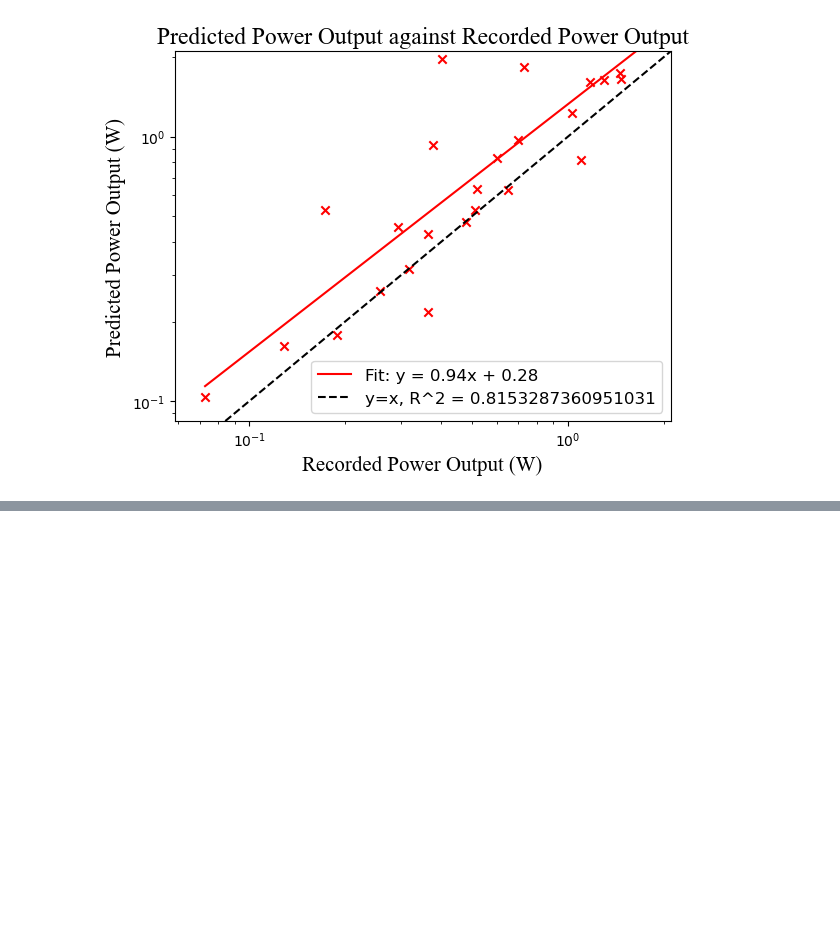
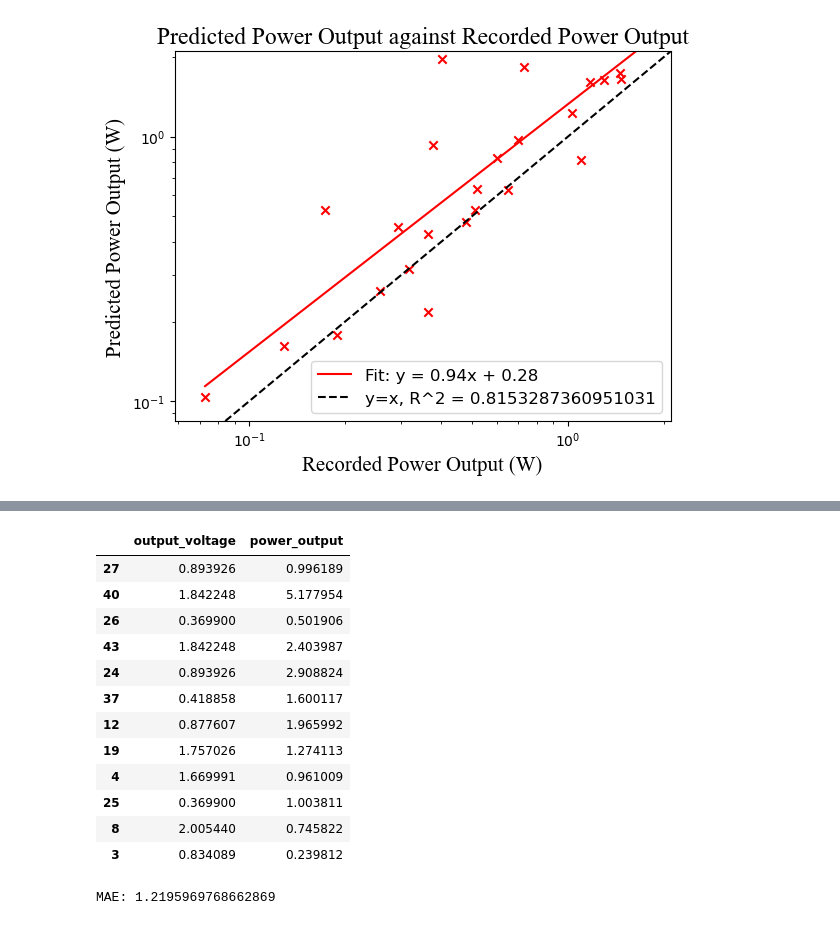
Before and after one commit to shawnkchan/ME249_P3, a Jupyter notebook: Task 2.1 SHAWN/CodeP3.2.1F23.ipynb, the cells around one changed output, grey strips where cells are left out. Saved outputs shown, nothing was run; the diff lists cells and outputs as text; code cells hidden in the pictures; blank space fills up the shorter version.

```diff
--- a/Task 2.1 SHAWN/CodeP3.2.1F23.ipynb
+++ b/Task 2.1 SHAWN/CodeP3.2.1F23.ipynb
@@ -283,0 +310,24 @@ Invalid limit will be ignored.
+# %%
+y_recorded_df = y_test[['output_voltage', 'power_output']]
+y_recorded_df
+# %% [output]
+|  | output_voltage | power_output |
+| 27 | 0.893926 | 0.996189 |
+| 40 | 1.842248 | 5.177954 |
+| 26 | 0.369900 | 0.501906 |
+| 43 | 1.842248 | 2.403987 |
+| 24 | 0.893926 | 2.908824 |
+| 37 | 0.418858 | 1.600117 |
+| 12 | 0.877607 | 1.965992 |
+| 19 | 1.757026 | 1.274113 |
+| 4 | 1.669991 | 0.961009 |
+| 25 | 0.369900 | 1.003811 |
+| 8 | 2.005440 | 0.745822 |
+| 3 | 0.834089 | 0.239812 |
+# %%
+from sklearn.metrics import mean_absolute_error
+
+mae = mean_absolute_error(y_recorded_df['power_output'], y_predictions_df['power_output'])
+print(f'MAE: {mae}')
+# %% [output]
+MAE: 1.2195969768662869
```
Also changed, not shown: parts of 6 cells of this notebook, 15 other files.
